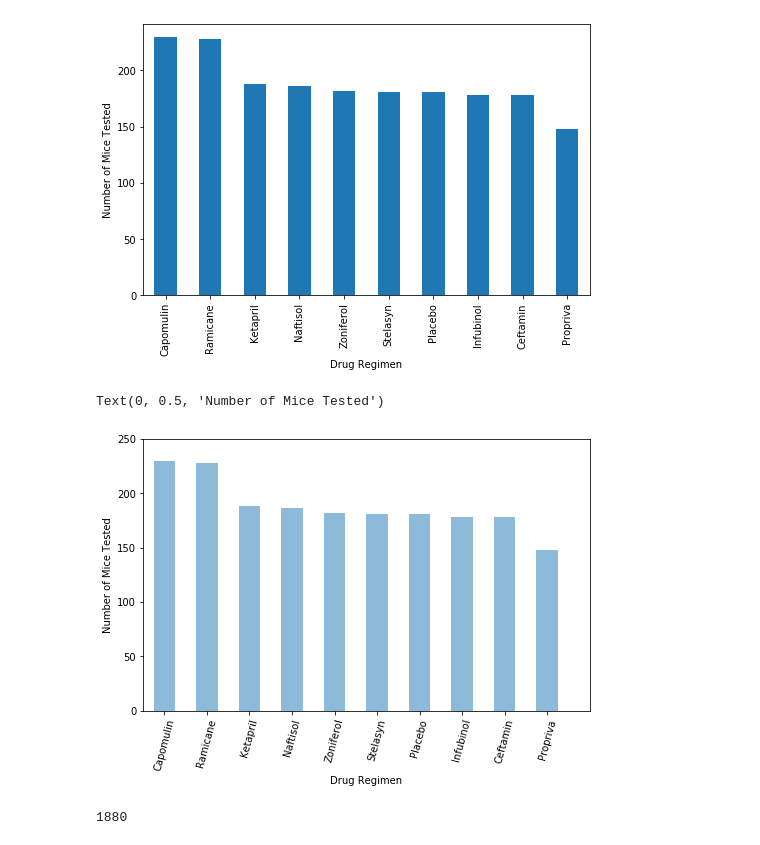
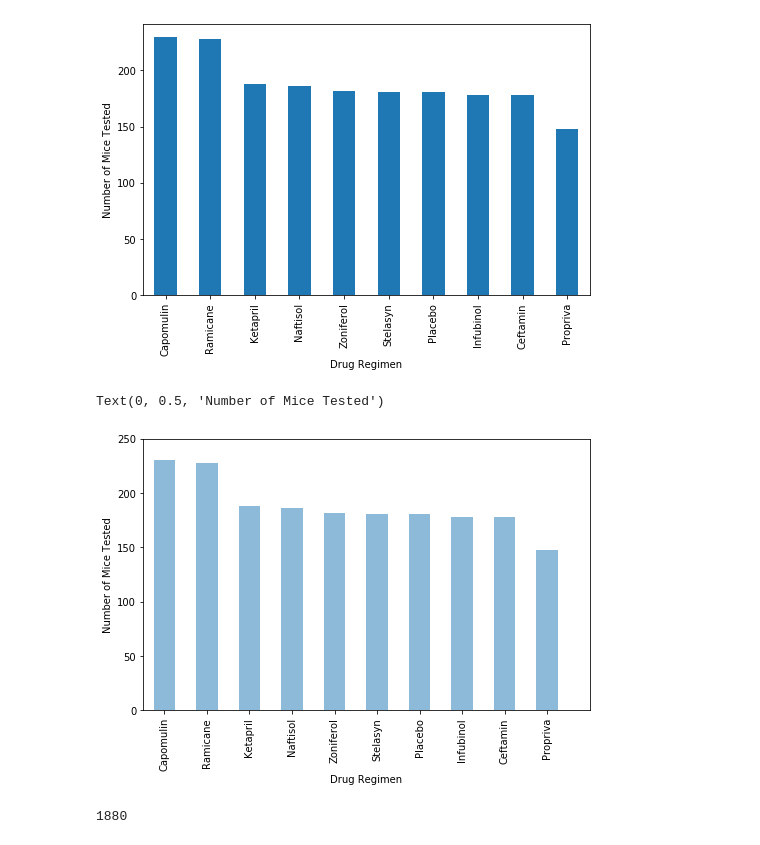
Before and after one commit to AyokOluwole/Matplotlib-Pymaceuticals, a Jupyter notebook: pymaceuticals_starter.ipynb, the cells around one changed output. Drawn from its saved outputs; the diff is of its cells as text; code cells hidden in the pictures.

```diff
--- a/pymaceuticals_starter.ipynb
+++ b/pymaceuticals_starter.ipynb
@@ -193,23 +199,23 @@ Text(0, 0.5, 'Number of Mice Tested')
 # %%
 x_axis = np.arange(len(mice_countz))
 y_axis = mice_countz
 
 point = list(mice_countz.index.values)
 tick_locations = [value for value in x_axis]
 
 plt.figure(figsize=(8,5))
 plt.bar(x_axis, y_axis, alpha=0.5, align="center", width =  0.5)
-plt.xticks(tick_locations, tx, rotation="75")
+plt.xticks(tick_locations, point,  rotation="90")
 
 plt.xlim(-0.5, len(x_axis))
 plt.ylim(0, 250)
 
 # Set a Title and labels
 plt.xlabel("Drug Regimen")
 plt.ylabel("Number of Mice Tested")
 # %% [output]
 Text(0, 0.5, 'Number of Mice Tested')
-[figure, old version]
+[figure, new version]
 # %%
 # Generate a pie plot showing the distribution of female versus male mice using Pandas
 
```
Also changed, not shown: parts of 7 cells of this notebook.
